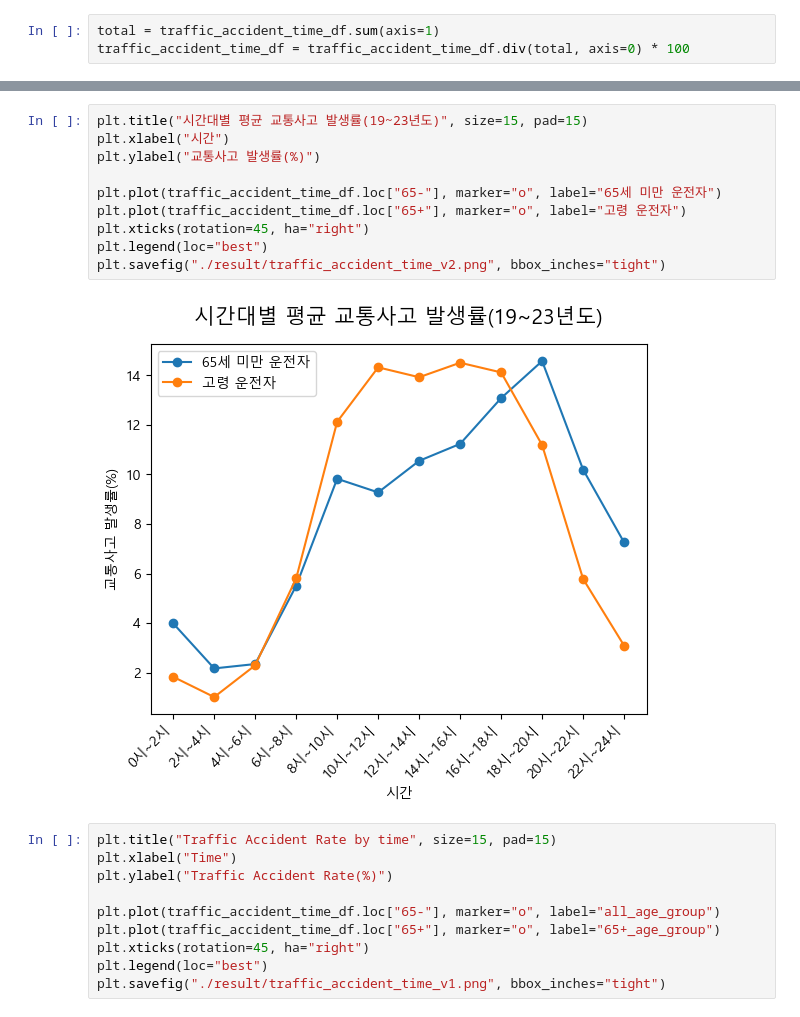
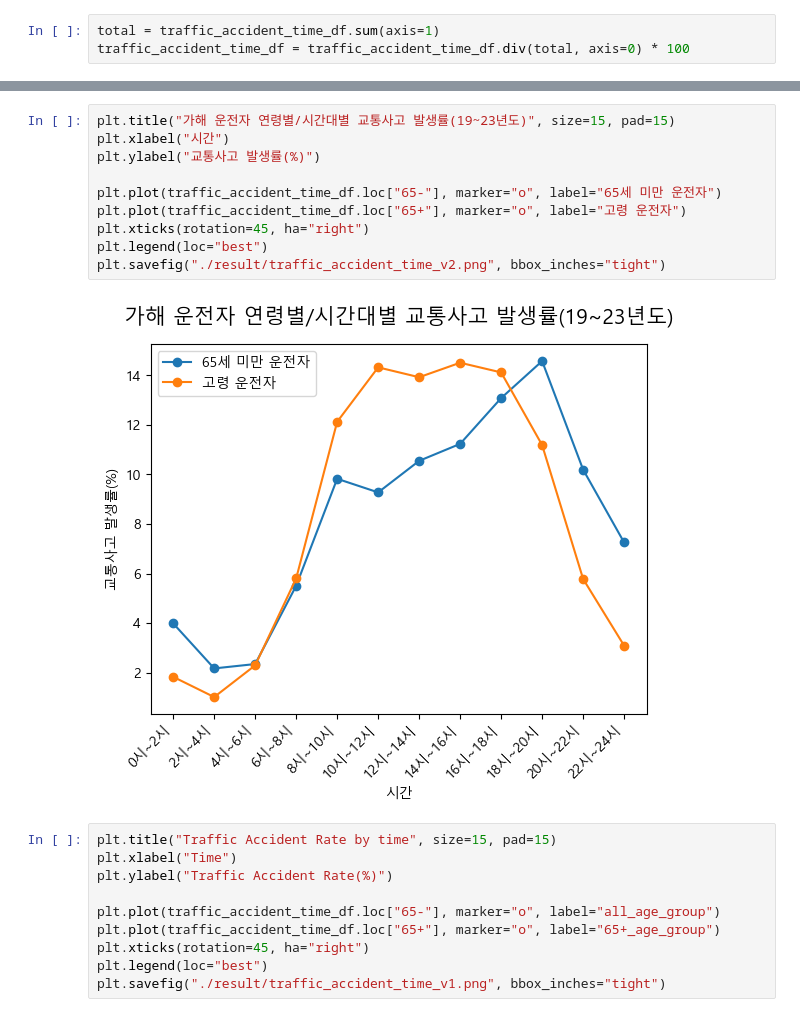
Before and after one commit to hkle2/Elderly_driver_traffic_accident_project, a Jupyter notebook: Code/traffic_accident_time.ipynb, the cells around one changed output, grey strips where cells are left out. Drawn from its saved outputs; the diff is of its cells as text.

```diff
--- a/Code/traffic_accident_time.ipynb
+++ b/Code/traffic_accident_time.ipynb
@@ -74,17 +76,17 @@ traffic_accident_time_df
 | 65- | 3.986753 | 2.168655 | 2.345107 | 5.504929 | 9.824616 | 9.275639 | 10.549577 | 11.235064 | 13.082650 | 14.578035 | 10.194791 | ... |
 | 65+ | 1.828445 | 1.012217 | 2.293185 | 5.803378 | 12.126066 | 14.324191 | 13.925759 | 14.510791 | 14.119401 | 11.186612 | 5.781079 | ... |
 # %%
-plt.title("시간대별 평균 교통사고 발생률(19~23년도)", size=15, pad=15)
+plt.title("가해 운전자 연령별/시간대별 교통사고 발생률(19~23년도)", size=15, pad=15)
 plt.xlabel("시간")
 plt.ylabel("교통사고 발생률(%)")
 
 plt.plot(traffic_accident_time_df.loc["65-"], marker="o", label="65세 미만 운전자")
 plt.plot(traffic_accident_time_df.loc["65+"], marker="o", label="고령 운전자")
 plt.xticks(rotation=45, ha="right")
 plt.legend(loc="best")
 plt.savefig("./result/traffic_accident_time_v2.png", bbox_inches="tight")
 # %% [output]
-[figure, old version]
+[figure, new version]
 # %%
 plt.title("Traffic Accident Rate by time", size=15, pad=15)
 plt.xlabel("Time")
```
Also changed, not shown: parts of 1 cell of this notebook, 10 other files.
